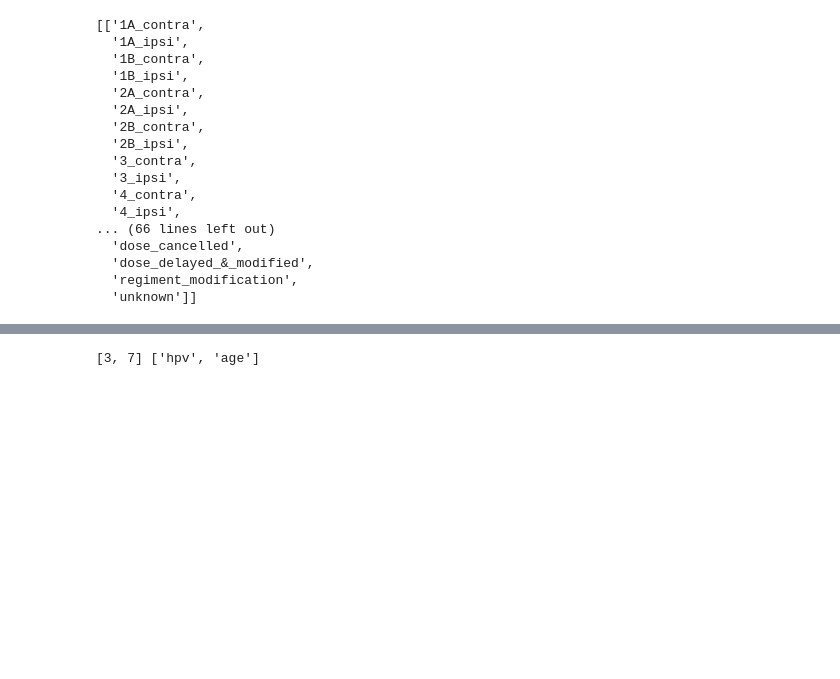
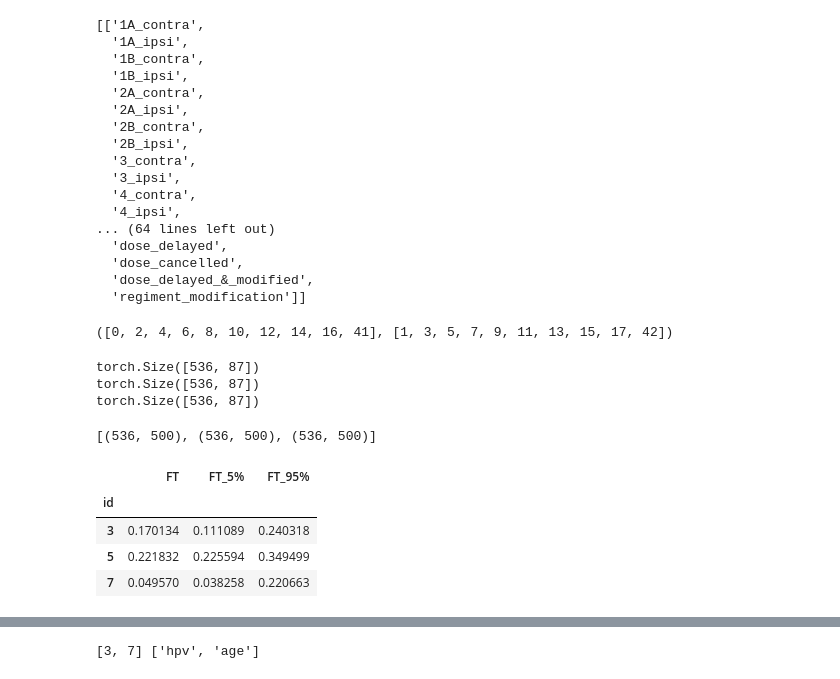
Before and after one commit to uic-evl/DigitalTwinVis, a Jupyter notebook: python/BackendTesting.ipynb, the cells around one changed output, grey strips where cells are left out. Cells and saved outputs as stored; diff of their text form; code cells hidden in the pictures; blank space fills up the shorter version.

```diff
--- a/python/BackendTesting.ipynb
+++ b/python/BackendTesting.ipynb
@@ -126,7 +138,7 @@ get_decision_input(data,ids=[test_patient_id])[0]
 def get_inputkey_order(dataset,state=0):
     return [list(f.columns) for f in get_decision_input(dataset,state=state)]
 
-get_inputkey_order(data)
+get_inputkey_order(data,1)
 # %% [output]
 [['1A_contra',
   '1A_ipsi',
@@ -140,11 +152,16 @@ get_inputkey_order(data)
   '3_ipsi',
   '4_contra',
   '4_ipsi',
-... (66 lines left out)
+... (64 lines left out)
+  'dose_delayed',
   'dose_cancelled',
   'dose_delayed_&_modified',
-  'regiment_modification',
-  'unknown']]
+  'regiment_modification']]
+# %%
+test = get_inputkey_order(data)
+[test[0].index(t) for t in test[0] if '_contra' in t], [test[0].index(t) for t in test[0] if '_ipsi' in t]
+# %% [output]
+([0, 2, 4, 6, 8, 10, 12, 14, 16, 41], [1, 3, 5, 7, 9, 11, 13, 15, 17, 42])
 # %%
 def get_embeddings(dataset,dm,states=[0,1,2],use_saved_memory=True,decimals=2):
     embeddings = []
@@ -153,9 +170,10 @@ def get_embeddings(dataset,dm,states=[0,1,2],use_saved_memory=True,decimals=2):
     decisions_imitation = [[] for i in states]
     for i,state in enumerate(states):
         x = get_decision_input(dataset,state=state)
-        x = torch.cat([df_to_torch(f) for f in x],axis=1)
-        embedding = dm.get_embedding(x,position = state,use_saved_memory=use_saved_memory)
-        inputs.append(x.detach().numpy())
+        x = torch.cat([df_to_torch(f) for f in x],axis=1).to(dm.get_device())
+        print(x.shape)
+        embedding = dm.get_embedding(x,position = state)
+        inputs.append(x.cpu().detach().numpy())
         decision = dm(x,position=state).cpu().detach().numpy()
         decisions_optimal[i].append(decision[:,state])
         decisions_imitation[i].append(decision[:,state+3])
@@ -166,39 +184,59 @@ def get_embeddings(dataset,dm,states=[0,1,2],use_saved_memory=True,decimals=2):
     return embeddings,np.array(decisions_optimal).reshape(len(states),-1).T, np.array(decisions_imitation).reshape(len(states),-1).T, inputs
 embeddings, decisions_optimal, decisions_imitation, testinputs = get_embeddings(data,decision_model)
 [e.shape for e in embeddings]
+# %% [output]
+torch.Size([536, 87])
+torch.Size([536, 87])
+torch.Size([536, 87])
+[(536, 500), (536, 500), (536, 500)]
 # %%
 def get_predictions(dataset,m1,m2,m3,states=[0,1,2],ids=None):
     outcomes = {}
-    def add_outcomes(names, array):
+    def add_outcomes(names, array,suffix=''):
         for i,name in enumerate(names):
-            outcomes[name] = array[:,i]
-
+            outcomes[name+suffix] = array[:,i]
     for model,state in zip([m1,m2,m3],states):
         x = dataset.get_input_state(step=state+1,ids=ids)
-        x = df_to_torch(x)
-        y = model(x)
+        x = df_to_torch(x).to(model.get_device())
+        yout = model(x)
+        y = yout['predictions']
+        y_lower = yout['5%']
+        y_upper = yout['95%']
         if state < 2:
             y = [yy.cpu().detach().numpy() for yy in y]
+            y_lower = [yy.cpu().detach().numpy() for yy in y_lower]
+            y_upper = [yy.cpu().detach().numpy() for yy in y_upper]
         else:
             y = y.cpu().detach().numpy()
+            y_lower = y_lower.cpu().detach().numpy()
+            y_upper = y_upper.cpu().detach().numpy()
         if state == 0:
-            [pds, nd, mod, dlts] = y
-            add_outcomes(Const.primary_disease_states,np.exp(pds))
-            add_outcomes(Const.nodal_disease_states,np.exp(nd))
-            add_outcomes(Const.modifications,np.exp(mod))
-            add_outcomes(Const.dlt1,dlts)
+            for suffixes, values in zip(['','_5%','_95%'],[y,y_lower,y_upper]):
+                [pds, nd, mod, dlts] = values
+                add_outcomes(Const.primary_disease_states,pds,suffixes)
+                add_outcomes(Const.nodal_disease_states,nd,suffixes)
+                add_outcomes(Const.modifications,mod,suffixes)
+                add_outcomes(Const.dlt1,dlts,suffixes)
         elif state == 1:
-            [pd2, nd2, cc, dlts2] = y
-            add_outcomes(Const.primary_disease_states2,np.exp(pd2))
-            add_outcomes(Const.nodal_disease_states2,np.exp(nd2))
-            add_outcomes(Const.dlt2,dlts2)
+            for suffixes, values in zip(['','_5%','_95%'],[y,y_lower,y_upper]):
+                [pd2, nd2, cc, dlts2] = values
+                add_outcomes(Const.primary_disease_states2,pd2,suffixes)
+                add_outcomes(Const.nodal_disease_states2,nd2,suffixes)
+                add_outcomes(Const.dlt2,dlts2,suffixes)
         else:
-            add_outcomes(Const.outcomes,y)
+            for suffixes, values in zip(['','_5%','_95%'],[y,y_lower,y_upper]):
+                add_outcomes(Const.outcomes,values,suffixes)
     if ids is None:
         ids = dataset.processed_df.index.values
     outcomes = pd.DataFrame(outcomes,ids)
     outcomes.index.name = 'id'
     return outcomes
 prediction_df = get_predictions(data,transition_model1,transition_model2,outcome_model,ids=[3,5,7])
-prediction_df
+prediction_df[['FT','FT_5%','FT_95%']]
+# %% [output]
+|  | FT | FT_5% | FT_95% |
+| id |  |  |  |
+| 3 | 0.170134 | 0.111089 | 0.240318 |
+| 5 | 0.221832 | 0.225594 | 0.349499 |
+| 7 | 0.049570 | 0.038258 | 0.220663 |
 # %%
```
Also changed, not shown: parts of 28 cells of this notebook, 10 other files.
